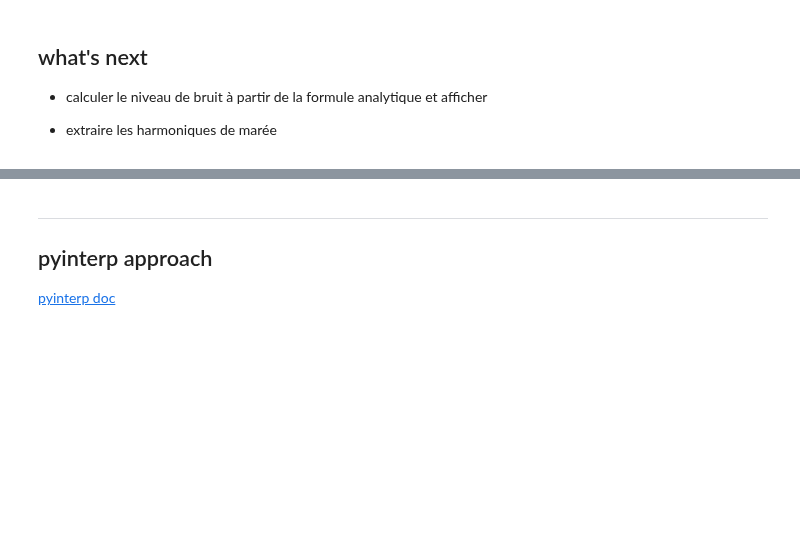
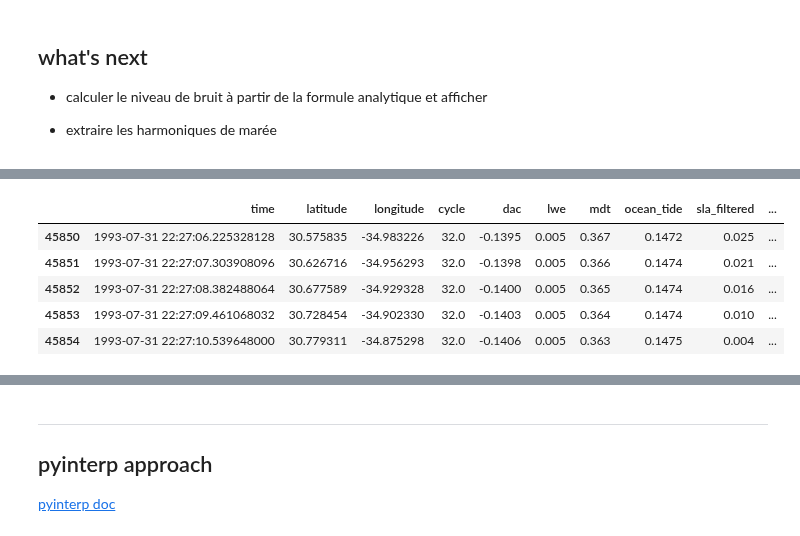
Before and after one commit to apatlpo/itide_ops, a Jupyter notebook: tipe_2019/altimetry.ipynb, the cells around one changed output, grey strips where cells are left out. Saved outputs shown, nothing was run; the diff lists cells and outputs as text; code cells hidden in the pictures; blank space fills up the shorter version.

```diff
--- a/tipe_2019/altimetry.ipynb
+++ b/tipe_2019/altimetry.ipynb
@@ -194,0 +216,22 @@ plot(np.sqrt(sla2_mean-sla_mean**2))
+# %%
+# need wrapper around groupped data
+lon_bins = np.arange(-70, 10, 1)
+lat_bins = np.arange(-70, 70, 1)
+
+# bin and apply tidal computation
+lon_idx = pd.IntervalIndex.from_breaks(lon_bins)
+lat_idx = pd.IntervalIndex.from_breaks(lat_bins)
+ddf['lon_cut'] = ddf['longitude'].map_partitions(pd.cut, bins=lon_bins)
+ddf['lat_cut'] = ddf['latitude'].map_partitions(pd.cut, bins=lat_bins)
+# %%
+df = ddf.groupby(['lon_cut','lat_cut']).get_group((lon_idx[35], lat_idx[100])).compute()
+df.head()
+# %%
+df.head()
+# %% [output]
+|  | time | latitude | longitude | cycle | dac | lwe | mdt | ocean_tide | sla_filtered | ... |
+| 45850 | 1993-07-31 22:27:06.225328128 | 30.575835 | -34.983226 | 32.0 | -0.1395 | 0.005 | 0.367 | 0.1472 | 0.025 | ... |
+| 45851 | 1993-07-31 22:27:07.303908096 | 30.626716 | -34.956293 | 32.0 | -0.1398 | 0.005 | 0.366 | 0.1474 | 0.021 | ... |
+| 45852 | 1993-07-31 22:27:08.382488064 | 30.677589 | -34.929328 | 32.0 | -0.1400 | 0.005 | 0.365 | 0.1474 | 0.016 | ... |
+| 45853 | 1993-07-31 22:27:09.461068032 | 30.728454 | -34.902330 | 32.0 | -0.1403 | 0.005 | 0.364 | 0.1474 | 0.010 | ... |
+| 45854 | 1993-07-31 22:27:10.539648000 | 30.779311 | -34.875298 | 32.0 | -0.1406 | 0.005 | 0.363 | 0.1475 | 0.004 | ... |
```
Also changed, not shown: parts of 5 cells of this notebook.
